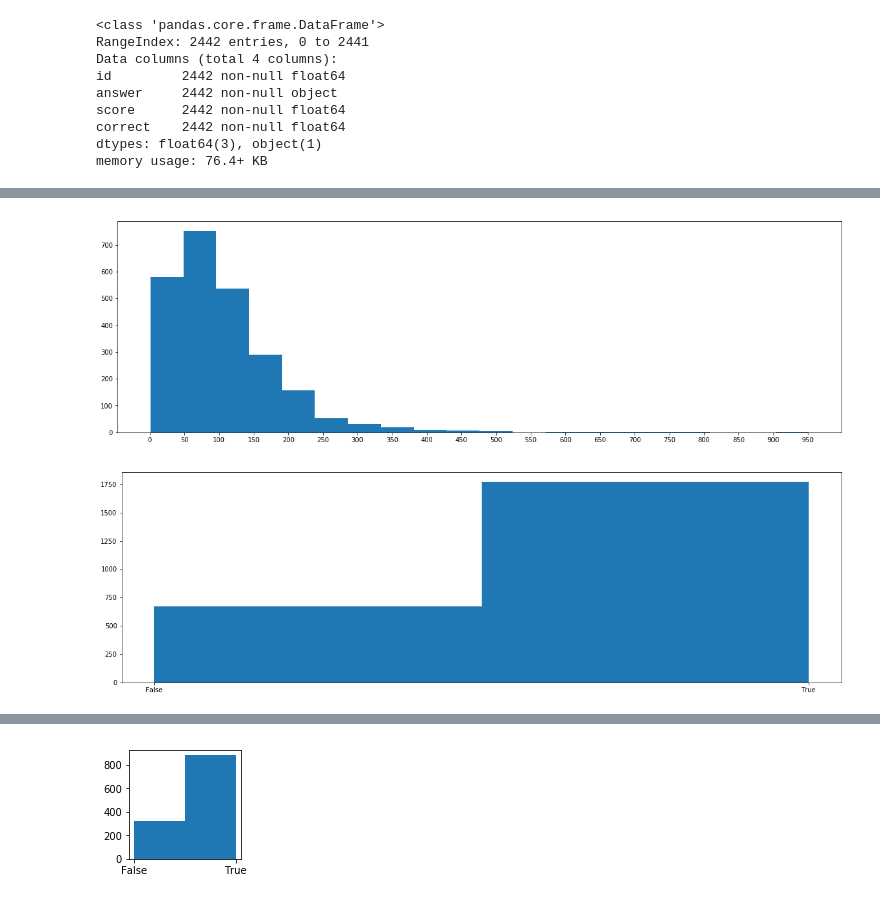
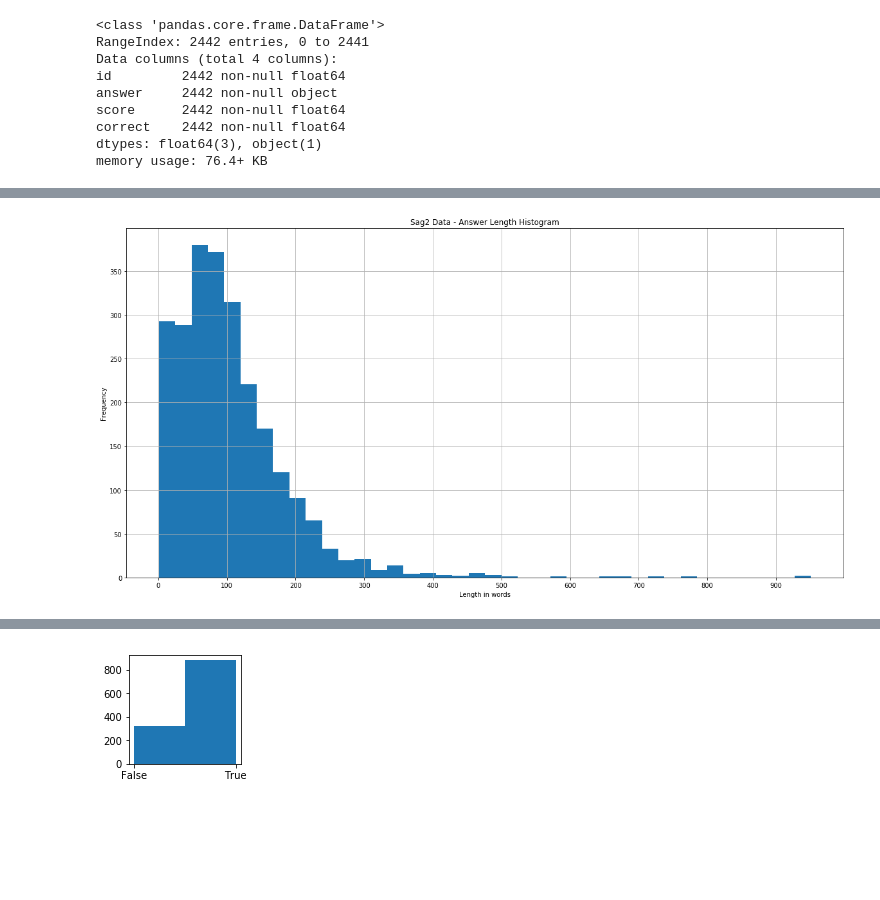
Before and after one commit to dbbrandt/short_answer_granding_capstone_project, a Jupyter notebook: Capstone 2 SAG-XGB.ipynb, the cells around one changed output, grey strips where cells are left out. Drawn from its saved outputs; the diff is of its cells as text; code cells hidden in the pictures; blank space fills up the shorter version.

Commit message:
Update Answer Length Histogram

```diff
--- a/Capstone 2 SAG-XGB.ipynb
+++ b/Capstone 2 SAG-XGB.ipynb
@@ -66,16 +68,13 @@ raw_data['answer_length'] = raw_data['answer'].apply(lambda x: len(x))
 # %%
 import matplotlib.pyplot as plt
 
-plt.hist(raw_data['answer_length'].values, bins=20)
-fig_size = plt.rcParams["figure.figsize"]
-plt.xticks(np.arange(0, 1000, step=50))
+plt.figure(figsize=(20,10))
+plt.xlabel('Length in words')
+plt.ylabel('Frequency')
+plt.title('Sag2 Data - Answer Length Histogram')
+plt.hist(raw_data['answer_length'].values, bins=40)
+plt.xticks(np.arange(0, 1000, step=100))
+plt.grid(True)
 plt.show()
 # %% [output]
-[figure, old version]
+[figure, new version]
-# %%
-plt.hist(raw_data['correct'],bins=2)
-plt.xticks(np.arange(2), ['False', 'True'])
-plt.rcParams["figure.figsize"] = [2,2]
-plt.show()
-# %% [output]
-[figure, removed]
```
Also changed, not shown: parts of 3 cells of this notebook, 2 other files.
